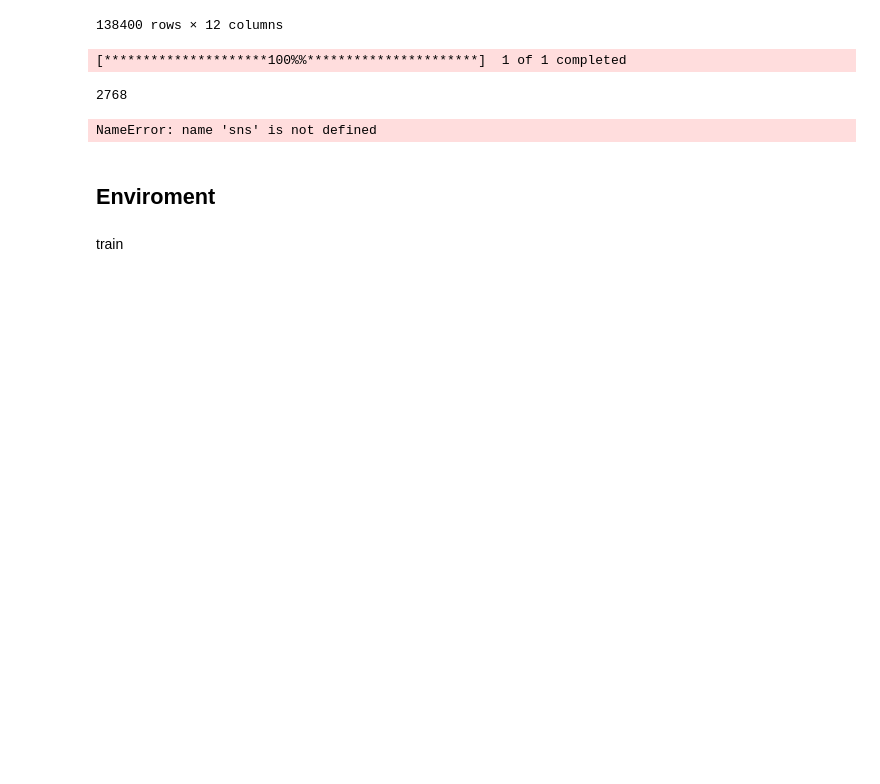
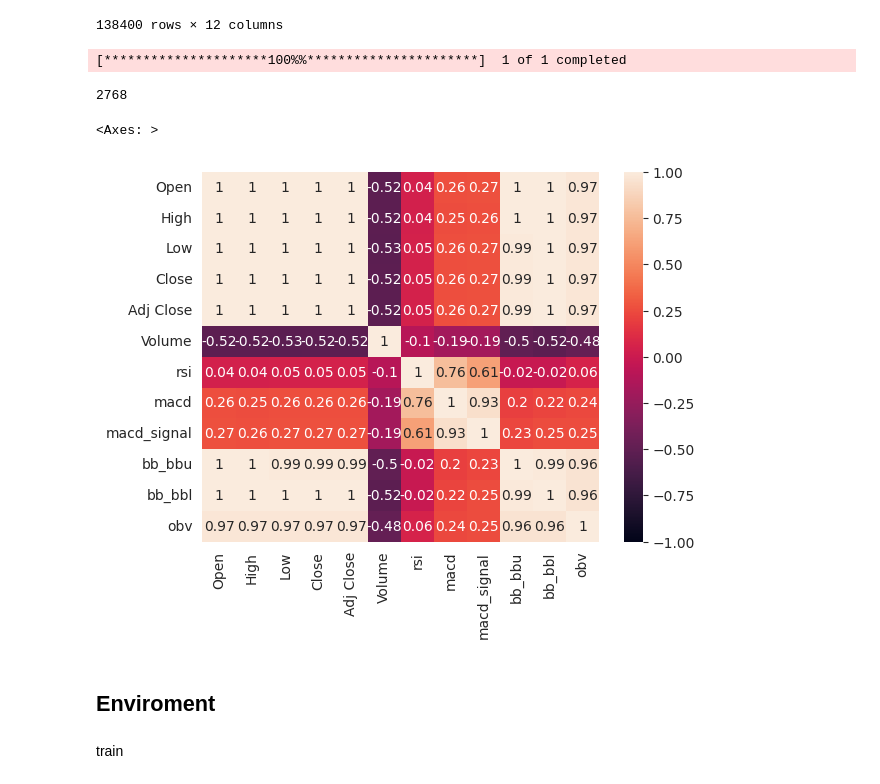
Before and after one commit to pierouc/Mem-ind, a Jupyter notebook: RL del gran pisky.ipynb, the cells around one changed output. Saved outputs shown, nothing was run; the diff lists cells and outputs as text; code cells hidden in the pictures; blank space fills up the shorter version.

```diff
--- a/RL del gran pisky.ipynb
+++ b/RL del gran pisky.ipynb
@@ -150,9 +152,11 @@ len(data)
 [*********************100%%**********************]  1 of 1 completed
 2768
 # %%
-sns.heatmap(data.corr(), annot=True)
+#round to 2 decimals heatmap
+sns.heatmap(data.corr('spearman').round(2), annot=True,vmin=-1,vmax=1)
 # %% [output]
-NameError: name 'sns' is not defined
+<Axes: >
+[figure, added]
 # %% [markdown]
 ## Enviroment
 # %%
```
Also changed, not shown: parts of 14 cells of this notebook, 1 other file.
